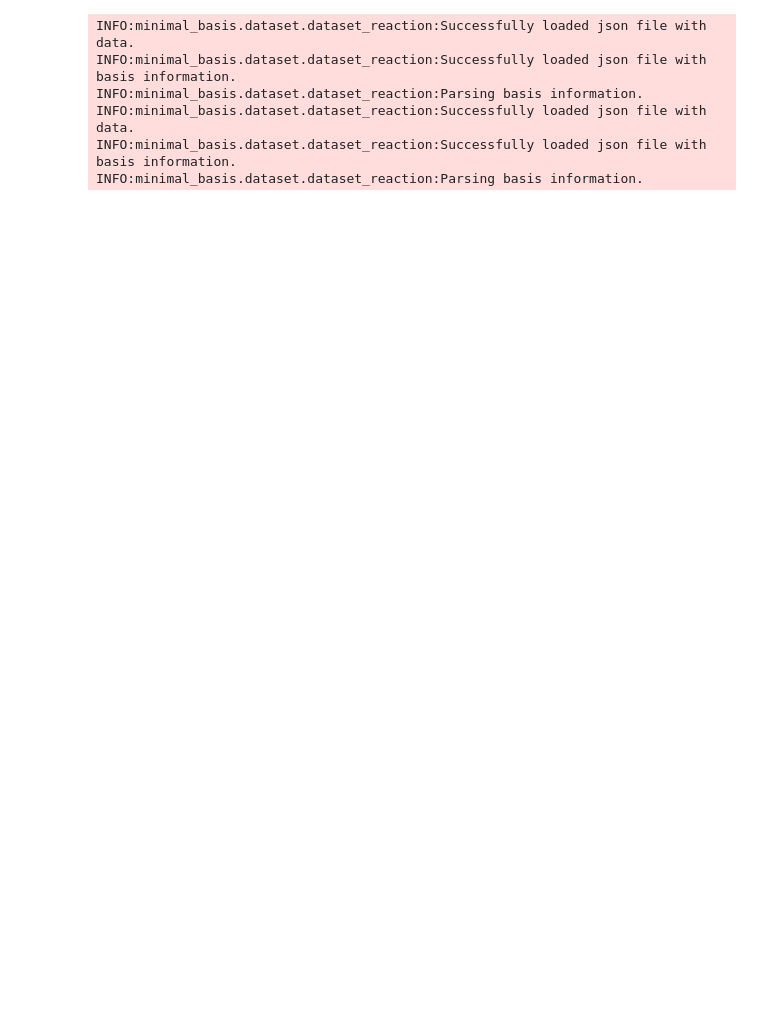
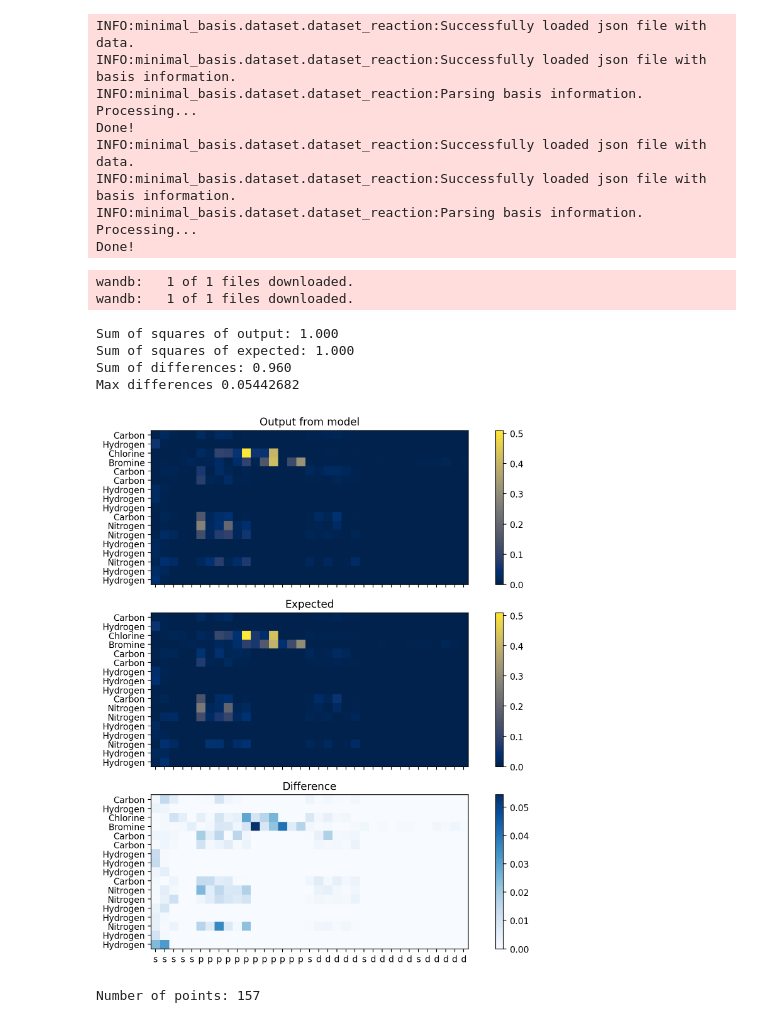
Before and after one commit to sudarshanv01/coeffnet, a Jupyter notebook: training/analyse_hamiltonian_dataset.ipynb, the cells around one changed output. Drawn from its saved outputs; the diff is of its cells as text; code cells hidden in the pictures; blank space fills up the shorter version.

```diff
--- a/training/analyse_hamiltonian_dataset.ipynb
+++ b/training/analyse_hamiltonian_dataset.ipynb
@@ -24,8 +24,11 @@ from utils import (
 )
 
 from ase import units as ase_units
+from ase.data import atomic_numbers, atomic_names
 
 import matplotlib.pyplot as plt
+# Improve resolution of matplotlib plot
+plt.rcParams['figure.dpi'] = 200
 
 import warnings
 warnings.simplefilter(action='ignore', category=FutureWarning)
@@ -44,8 +52,8 @@ View run at https://wandb.ai/sudarshanvj/minimal-basis-training/runs/uo3pyolj
 # %%
 inputs = read_inputs_yaml(os.path.join("input_files", "reaction_model.yaml"))
 
-train_json_filename = inputs["debug_train_json"]
-validate_json_filename = inputs["debug_validate_json"]
+train_json_filename = inputs["train_json"]
+validate_json_filename = inputs["validate_json"]
 
 if inputs['use_minimal_basis_node_features']:
     kwargs_dataset = {'use_minimal_basis_node_features': True}
@@ -73,9 +81,13 @@ validation_dataset = ReactionDataset(
 INFO:minimal_basis.dataset.dataset_reaction:Successfully loaded json file with data.
 INFO:minimal_basis.dataset.dataset_reaction:Successfully loaded json file with basis information.
 INFO:minimal_basis.dataset.dataset_reaction:Parsing basis information.
+Processing...
+Done!
 INFO:minimal_basis.dataset.dataset_reaction:Successfully loaded json file with data.
 INFO:minimal_basis.dataset.dataset_reaction:Successfully loaded json file with basis information.
 INFO:minimal_basis.dataset.dataset_reaction:Parsing basis information.
+Processing...
+Done!
 # %%
 train_loader = DataLoader(train_dataset, batch_size=1, shuffle=True)
 validation_loader = DataLoader(validation_dataset, batch_size=1, shuffle=True)
@@ -114,10 +126,13 @@ fig.update_yaxes(title_text="Frequency")
 fig.write_html("plots/hamiltonian_model/interpolated_ts_mae_histogram.html")
 fig.show()
 # %%
-artifact_coeff = run.use_artifact('sudarshanvj/reaction/reaction_model:v3', type='model')
+artifact_coeff = run.use_artifact('sudarshanvj/reaction/reaction_model:v5', type='model')
 artifact_dir_coeff = artifact_coeff.download()
-artifact_barrier = run.use_artifact('sudarshanvj/reaction/reaction_model:v4', type='model')
+artifact_barrier = run.use_artifact('sudarshanvj/reaction/reaction_model:v6', type='model')
 artifact_dir_barrier = artifact_barrier.download()
+# %% [output]
+wandb:   1 of 1 files downloaded.
+wandb:   1 of 1 files downloaded.
 # %%
 # Read in the model
 # model = torch.load("output/reaction_model.pt")
@@ -132,46 +147,53 @@ for idx, data in enumerate(validation_loader):
 
     expected = data.x_transition_state.detach().numpy()
     sum_squares_expected = np.sum(expected**2)
     print(f"Sum of squares of expected: {sum_squares_expected:.3f}")
 
     difference = output - expected
     difference = np.abs(difference)
     sum_differences = np.sum(difference)
     print(f"Sum of differences: {sum_differences:.3f}")
     print(f"Max differences", np.max(difference))
 
-    fig, axs = plt.subplots(3, 1, figsize=(10, 10), sharex=True, sharey=True, facecolor='w')
+    fig, axs = plt.subplots(3, 1, figsize=(9,9), sharex=True, sharey=True, facecolor='w')
     cax = axs[0].imshow(output, cmap="cividis")
     fig.colorbar(cax, ax=axs[0])
-    axs[0].set_title("Output")
+    axs[0].set_title("Output from model")
     cax = axs[1].imshow(expected, cmap="cividis")
     fig.colorbar(cax, ax=axs[1])
     cax.set_clim(axs[0].get_images()[0].get_clim())
     axs[1].set_title("Expected")
-    cax = axs[2].imshow(difference, cmap="Reds")
+    cax = axs[2].imshow(difference, cmap="Blues")
     fig.colorbar(cax, ax=axs[2])
     axs[2].set_title("Difference")
 
     tickvals = data.species.view(-1).detach().numpy().flatten()
+    tickvals_species = [atomic_names[int(tickval)] for tickval in tickvals]
     axs[0].set_yticks(np.arange(len(tickvals)))
-    axs[0].set_yticklabels(tickvals)
+    axs[0].set_yticklabels(tickvals_species)
     axs[1].set_yticks(np.arange(len(tickvals)))
-    axs[1].set_yticklabels(tickvals)
+    axs[1].set_yticklabels(tickvals_species)
     axs[2].set_yticks(np.arange(len(tickvals)))
-    axs[2].set_yticklabels(tickvals)
+    axs[2].set_yticklabels(tickvals_species)
     axs[0].set_xticks(np.arange(35))
     axs[0].set_xticklabels(5 *["s"] + 12*["p"] + 3*["s" , "d" , "d" , "d" , "d" , "d"])
-    axs[0].set_ylabel("Atom Number")
-    axs[1].set_ylabel("Atom Number")
-    axs[2].set_ylabel("Atom Number")
+    # axs[0].set_ylabel("Atom Number")
+    # axs[1].set_ylabel("Atom Number")
+    # axs[2].set_ylabel("Atom Number")
     fig.tight_layout()
     plt.show()
 
     break
+# %% [output]
+Sum of squares of output: 1.000
+Sum of squares of expected: 1.000
+Sum of differences: 0.960
+Max differences 0.05442682
+[figure, added]
 # %%
 # Read in the model
-model = torch.load("output/reaction_model.pt")
-# model = torch.load(os.path.join(artifact_dir_barrier, "reaction_model.pt"), map_location=torch.device('cpu'))
+# model = torch.load("output/reaction_model.pt")
+model = torch.load(os.path.join(artifact_dir_barrier, "reaction_model.pt"), map_location=torch.device('cpu'))
 
 outputs = []
 expecteds = []
@@ -194,10 +216,16 @@ expecteds = np.array(expecteds).flatten()
 outputs *= ase_units.Ha
 expecteds *= ase_units.Ha
 
+# Number of points
+print(f"Number of points: {len(outputs)}")
+
 fig = px.scatter(x=expecteds, y=outputs, template="simple_white")
 fig.update_layout(title="Parity plot of the output vs. expected")
 fig.update_xaxes(title_text="Expected (eV)")
 fig.update_yaxes(title_text="Output (eV)")
+# Set x and y axes to be greater than 0
+fig.update_xaxes(range=[0, outputs.max()])
+fig.update_yaxes(range=[0, outputs.max()])
 # Draw the parity line
 fig.add_shape(
     type="line",
@@ -213,3 +241,5 @@ fig.add_shape(
 )
 
 fig.show()
+# %% [output]
+Number of points: 157
```
Also changed, not shown: parts of 1 cell of this notebook, 2 other files.
